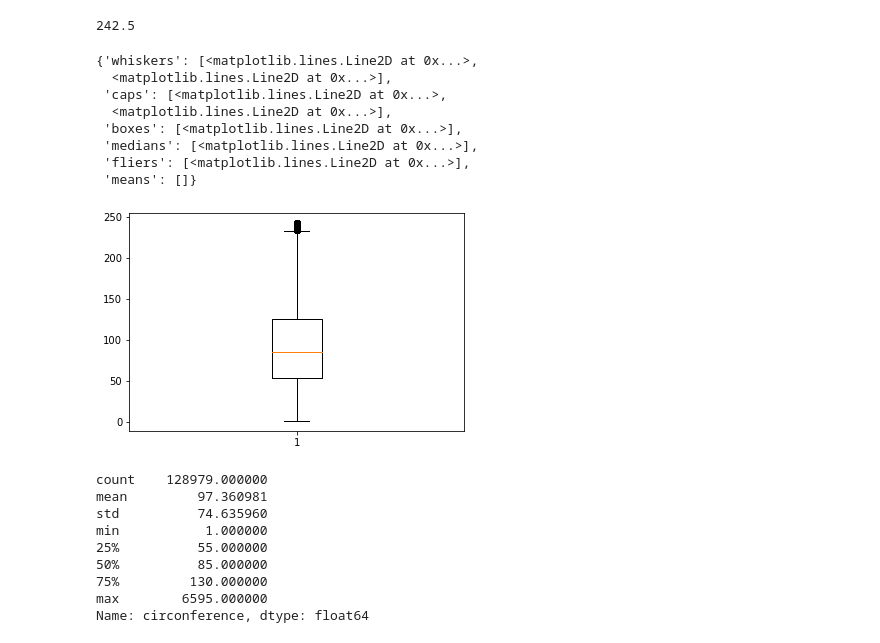
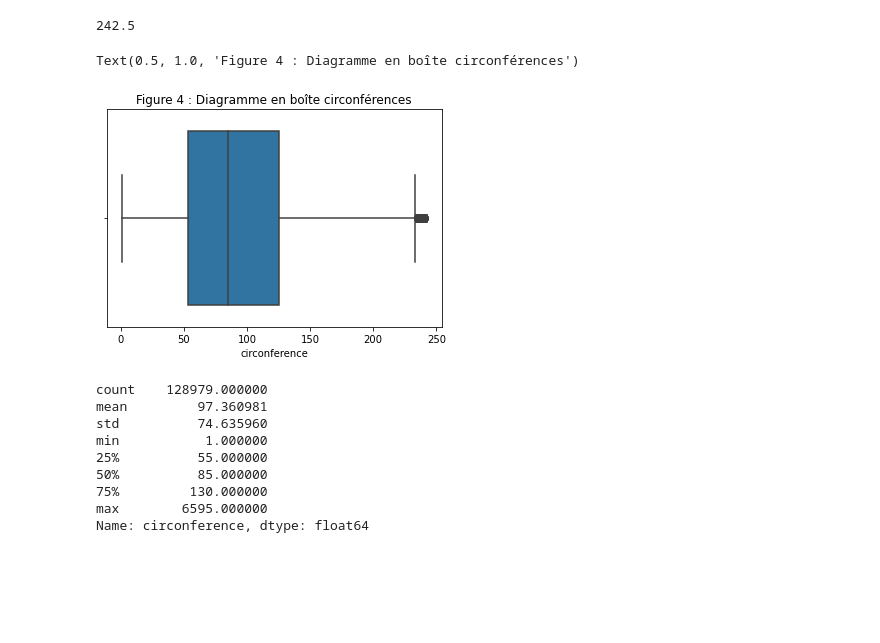
Before and after one commit to rlossec/OC_IA_Projet2, a Jupyter notebook: script.ipynb, the cells around one changed output. Drawn from its saved outputs; the diff is of its cells as text; code cells hidden in the pictures; blank space fills up the shorter version.

Commit message:
Title for figures and axes

```diff
--- a/script.ipynb
+++ b/script.ipynb
@@ -793,17 +796,10 @@ max_circonference
 # %% [output]
 242.5
 # %%
-plt.boxplot(arbres_cleaned['circonference'][arbres_cleaned['circonference']<max_circonference])
+sns.boxplot(arbres_cleaned['circonference'][arbres_cleaned['circonference']<max_circonference]).set_title("Figure 4 : Diagramme en boîte circonférences")
 # %% [output]
-{'whiskers': [<matplotlib.lines.Line2D at 0x...>,
-  <matplotlib.lines.Line2D at 0x...>],
- 'caps': [<matplotlib.lines.Line2D at 0x...>,
-  <matplotlib.lines.Line2D at 0x...>],
- 'boxes': [<matplotlib.lines.Line2D at 0x...>],
- 'medians': [<matplotlib.lines.Line2D at 0x...>],
- 'fliers': [<matplotlib.lines.Line2D at 0x...>],
- 'means': []}
+Text(0.5, 1.0, 'Figure 4 : Diagramme en boîte circonférences')
-[figure, old version]
+[figure, new version]
 # %%
 arbres_cleaned['circonference'].describe()
 # %% [output]
```
Also changed, not shown: parts of 14 cells of this notebook.
